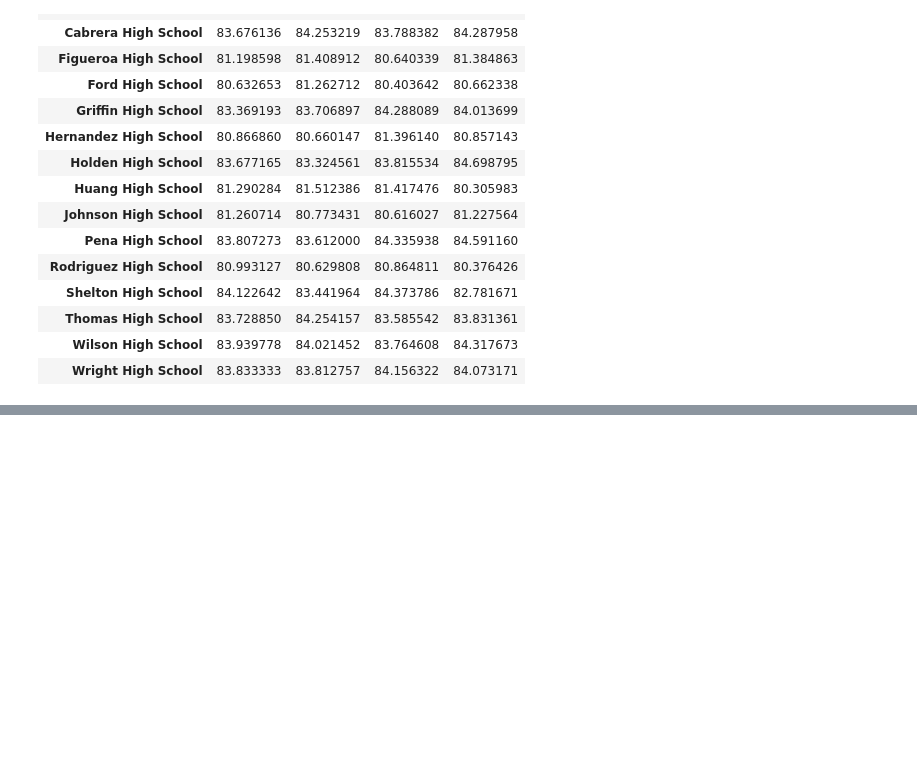
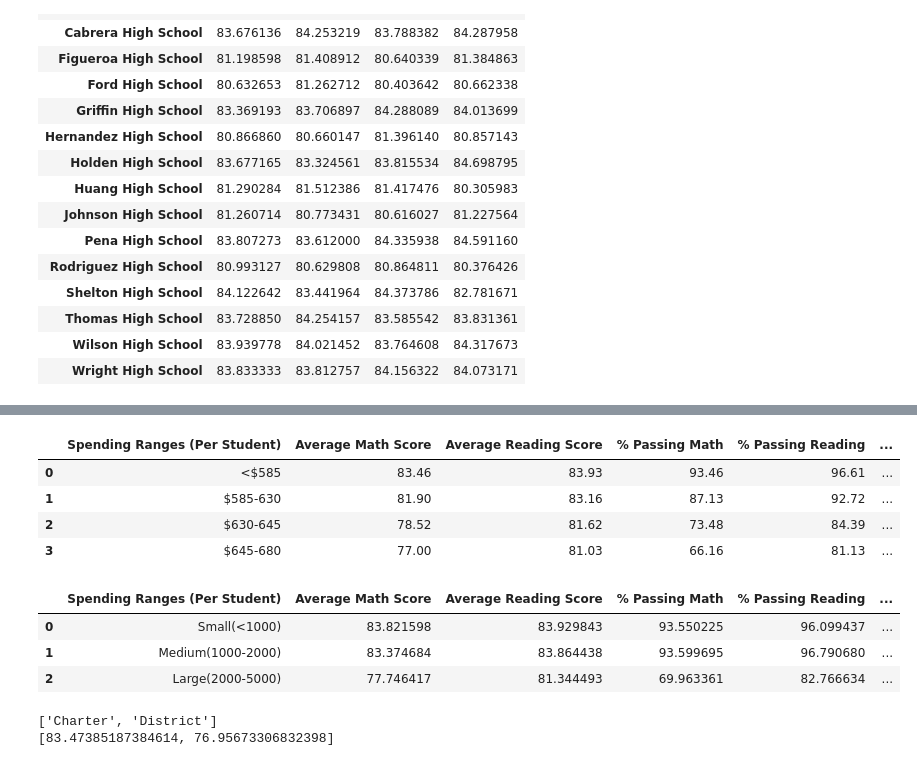
Before and after one commit to Mattb1099/pandas-challenge, a Jupyter notebook: PyCitySchools/CitySchools_Py.ipynb, the cells around one changed output, grey strips where cells are left out. Saved outputs shown, nothing was run; the diff lists cells and outputs as text; code cells hidden in the pictures; blank space fills up the shorter version.

```diff
--- a/PyCitySchools/CitySchools_Py.ipynb
+++ b/PyCitySchools/CitySchools_Py.ipynb
@@ -560,0 +282,51 @@ spending4_math_average
+# %%
+Spending_read_perc_count1 = School_sum.loc[School_sum["Per Student Budget"] < 585]["% Passing Reading"].count()
+Spending_read_perc_sum1 = School_sum.loc[School_sum["Per Student Budget"] < 585]["% Passing Reading"].sum()
+Spending_read_perc1 = Spending_read_perc_sum1 / Spending_read_perc_count1
+Spending_read_perc_count2 = School_sum.loc[(School_sum["Per Student Budget"] > 584) & (School_sum["Per Student Budget"] < 630)]["% Passing Reading"].count()
+Spending_read_perc_sum2 = School_sum.loc[(School_sum["Per Student Budget"] > 584) & (School_sum["Per Student Budget"] < 630)]["% Passing Reading"].sum()
+Spending_read_perc2 = Spending_read_perc_sum2 / Spending_read_perc_count2
+Spending_read_perc_count3 = School_sum.loc[(School_sum["Per Student Budget"] > 629) & (School_sum["Per Student Budget"] < 645)]["% Passing Reading"].count()
+Spending_read_perc_sum3 = School_sum.loc[(School_sum["Per Student Budget"] > 629) & (School_sum["Per Student Budget"] < 645)]["% Passing Reading"].sum()
+Spending_read_perc3 = Spending_read_perc_sum3 / Spending_read_perc_count3
+Spending_read_perc_count4 = School_sum.loc[(School_sum["Per Student Budget"] > 644) & (School_sum["Per Student Budget"] < 680)]["% Passing Reading"].count()
+Spending_read_perc_sum4 = School_sum.loc[(School_sum["Per Student Budget"] > 644) & (School_sum["Per Student Budget"] < 680)]["% Passing Reading"].sum()
+Spending_read_perc4 = Spending_read_perc_sum4 / Spending_read_perc_count4
+budget_bins_read_perc = [Spending_read_perc1, Spending_read_perc2, Spending_read_perc3, Spending_read_perc4]
+#budget_bins_read_perc
+# %%
+Spending_Range_read_perc_df = pd.DataFrame({
+                   '% Passing Reading': budget_bins_read_perc})
+#Spending_Range_read_perc_df
+# %%
+Spending_overall_perc_count1 = School_sum.loc[School_sum["Per Student Budget"] < 585]["% Overall Passing"].count()
+Spending_overall_perc_sum1 = School_sum.loc[School_sum["Per Student Budget"] < 585]["% Overall Passing"].sum()
+Spending_overall_perc1 = Spending_overall_perc_sum1 / Spending_overall_perc_count1
+Spending_overall_perc_count2 = School_sum.loc[(School_sum["Per Student Budget"] > 584) & (School_sum["Per Student Budget"] < 630)]["% Overall Passing"].count()
+Spending_overall_perc_sum2 = School_sum.loc[(School_sum["Per Student Budget"] > 584) & (School_sum["Per Student Budget"] < 630)]["% Overall Passing"].sum()
+Spending_overall_perc2 = Spending_overall_perc_sum2 / Spending_overall_perc_count2
+Spending_overall_perc_count3 = School_sum.loc[(School_sum["Per Student Budget"] > 629) & (School_sum["Per Student Budget"] < 645)]["% Overall Passing"].count()
+Spending_overall_perc_sum3 = School_sum.loc[(School_sum["Per Student Budget"] > 629) & (School_sum["Per Student Budget"] < 645)]["% Overall Passing"].sum()
+Spending_overall_perc3 = Spending_overall_perc_sum3 / Spending_overall_perc_count3
+Spending_overall_perc_count4 = School_sum.loc[(School_sum["Per Student Budget"] > 644) & (School_sum["Per Student Budget"] < 680)]["% Overall Passing"].count()
+Spending_overall_perc_sum4 = School_sum.loc[(School_sum["Per Student Budget"] > 644) & (School_sum["Per Student Budget"] < 680)]["% Overall Passing"].sum()
+Spending_overall_perc4 = Spending_overall_perc_sum4 / Spending_overall_perc_count4
+budget_bins_overall_perc = [Spending_overall_perc1, Spending_overall_perc2, Spending_overall_perc3, Spending_overall_perc4]
+#budget_bins_overall_perc
+# %%
+Spending_Range_overall_perc_df = pd.DataFrame({
+                   '% Overall Passing': budget_bins_overall_perc})
+#Spending_Range_overall_perc_df
+# %%
+Spending_df = pd.concat([Spending_average_merge_df,
+                         Spending_Range_math_perc_df,
+                         Spending_Range_read_perc_df,
+                         Spending_Range_overall_perc_df], axis=1)
+Spending_df = Spending_df.round(2)
+Spending_df
+# %% [output]
+|  | Spending Ranges (Per Student) | Average Math Score | Average Reading Score | % Passing Math | % Passing Reading | ... |
+| 0 | <$585 | 83.46 | 83.93 | 93.46 | 96.61 | ... |
+| 1 | $585-630 | 81.90 | 83.16 | 87.13 | 92.72 | ... |
+| 2 | $630-645 | 78.52 | 81.62 | 73.48 | 84.39 | ... |
+| 3 | $645-680 | 77.00 | 81.03 | 66.16 | 81.13 | ... |
@@ -560,0 +408,21 @@ spending4_math_average
+# %%
+Size_df = pd.concat([Size_average_merge_df,
+                         Size_Range_math_perc_df,
+                         Size_Range_read_perc_df,
+                         Size_Range_overall_perc_df], axis=1)
+Size_df
+# %% [output]
+|  | Spending Ranges (Per Student) | Average Math Score | Average Reading Score | % Passing Math | % Passing Reading | ... |
+| 0 | Small(<1000) | 83.821598 | 83.929843 | 93.550225 | 96.099437 | ... |
+| 1 | Medium(1000-2000) | 83.374684 | 83.864438 | 93.599695 | 96.790680 | ... |
+| 2 | Large(2000-5000) | 77.746417 | 81.344493 | 69.963361 | 82.766634 | ... |
+# %%
+type_bins_titles = ["Charter", "District"]
+type_math_average1 = School_sum.loc[School_sum["School Type"] == "Charter"]["Average Math Score"].mean()
+type_math_average2 = School_sum[School_sum["School Type"] == "District"]["Average Math Score"].mean()
+type_bins_math = [type_math_average1, type_math_average2]
+print(type_bins_titles)
+print(type_bins_math)
+# %% [output]
+['Charter', 'District']
+[83.47385187384614, 76.95673306832398]
```
Also changed, not shown: parts of 55 cells of this notebook.
